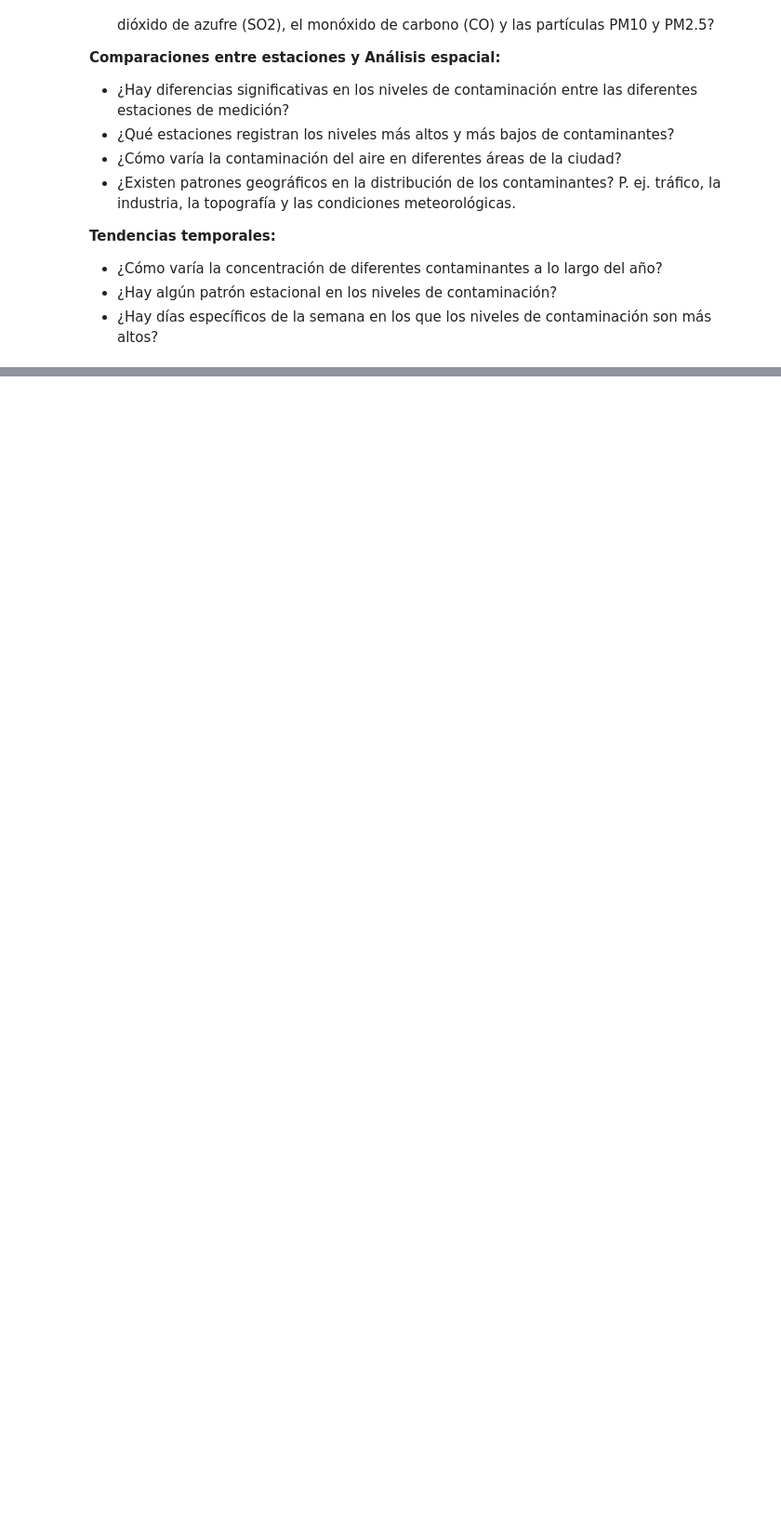
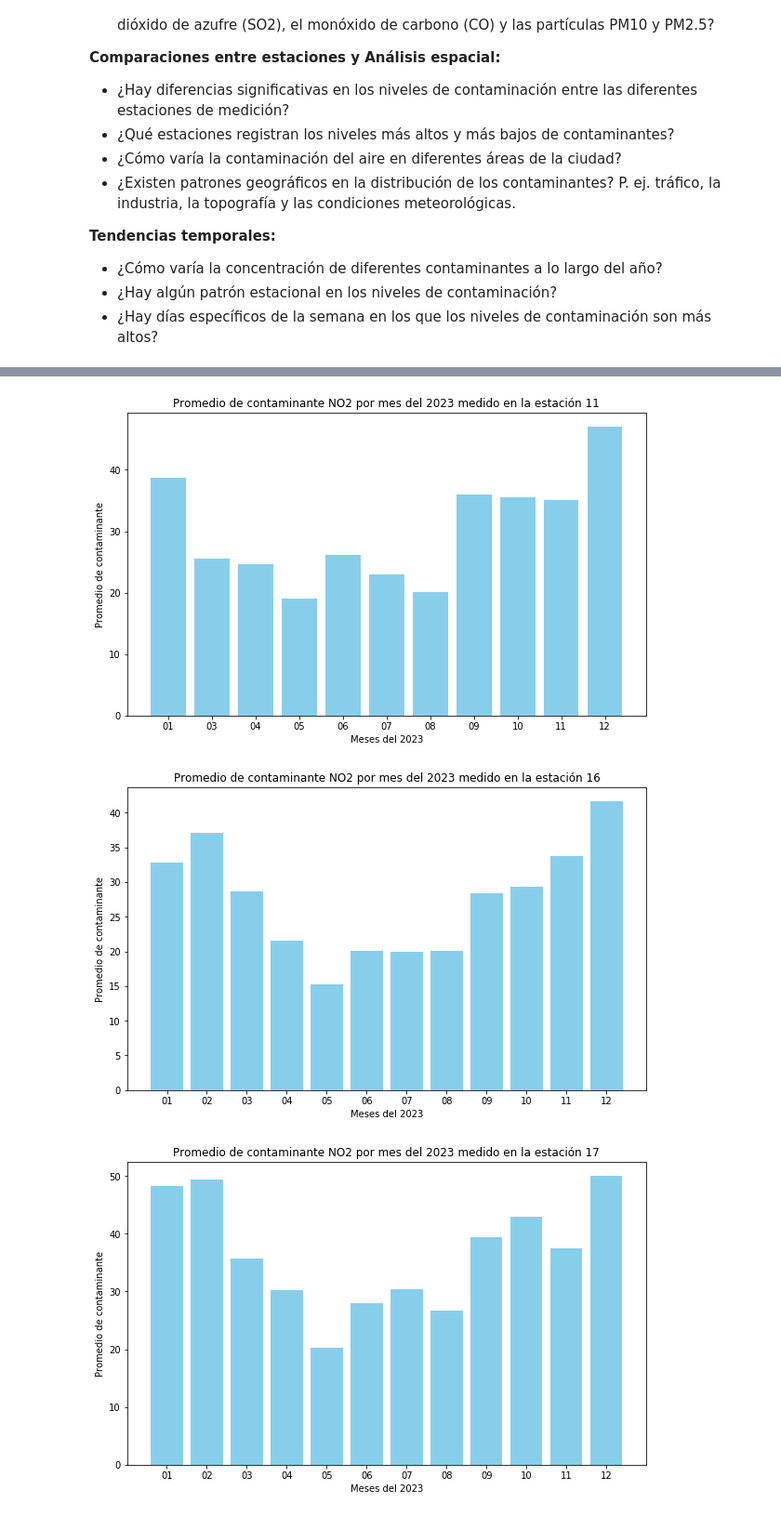
Before and after one commit to Ubikitina/datahack-mongodb, a Jupyter notebook: Practica.ipynb, the cells around one changed output, grey strips where cells are left out. Shown at 93% size. Drawn from its saved outputs; the diff is of its cells as text; code cells hidden in the pictures; blank space fills up the shorter version.

```diff
--- a/Practica.ipynb
+++ b/Practica.ipynb
@@ -418,15 +620,15 @@ pipeline = [
         "$match": {
             "fecha.ano": "2023",  # Filtrar por el año 2023
             "magnitud": "no2",     # Filtrar por la magnitud 'no2'
-            "info_estacion.estacion": "4"  # Filtrar por la estación 4
         }
     },
     {
         "$group": {
             "_id": {
-                "mes": "$fecha.mes"  # Agrupar por mes
+                "mes": "$fecha.mes",  # Agrupar por mes
+                "estacion": "$info_estacion.estacion"  # Agrupar por estación
             },
-            "month_average": {
+            "month_station_average": {
                 "$avg": {  # Hacer la media del mes
                     "$avg": [           # Hacer la media los valores de 'h01' a 'h24' de un día
                         "$mediciones.h01", "$mediciones.h02", "$mediciones.h03",
@@ -444,6 +646,7 @@ pipeline = [
     },
     {
         "$sort": {
+            "_id.estacion": 1,  # Ordenar alfabéticamente por estacion
             "_id.mes": 1  # Ordenar alfabéticamente por mes
         }
     }
@@ -470,0 +679,28 @@ for item in result:
+# %%
+# Creamos una lista de todas las estaciones los contaminantes
+estaciones = sorted(list(set([item['_id']['estacion'] for item in result])))
+
+# Para cada estación, creamos un plot
+for estacion in estaciones:
+
+    # Listamos los meses que ha medido la estación
+    meses = [item['_id']['mes'] for item in result if item['_id']['estacion'] == estacion]
+
+    # Extraer las month_station_average asociadas a la estacion
+    month_station_average = [item['month_station_average'] for item in result if item['_id']['estacion'] == estacion]
+
+    # Crear el gráfico de columnas
+    plt.figure(figsize=(10, 6))
+    plt.bar(meses, month_station_average, color='skyblue')
+
+    # Añadir etiquetas y título
+    plt.xlabel('Meses del 2023')
+    plt.ylabel('Promedio de contaminante')
+    plt.title(f'Promedio de contaminante NO2 por mes del 2023 medido en la estación {estacion}')
+
+    # Mostrar el gráfico
+    plt.show()
+# %% [output]
+[figure, added]
+[figure, added]
+[figure, added]
```
Also changed, not shown: parts of 34 cells of this notebook.
